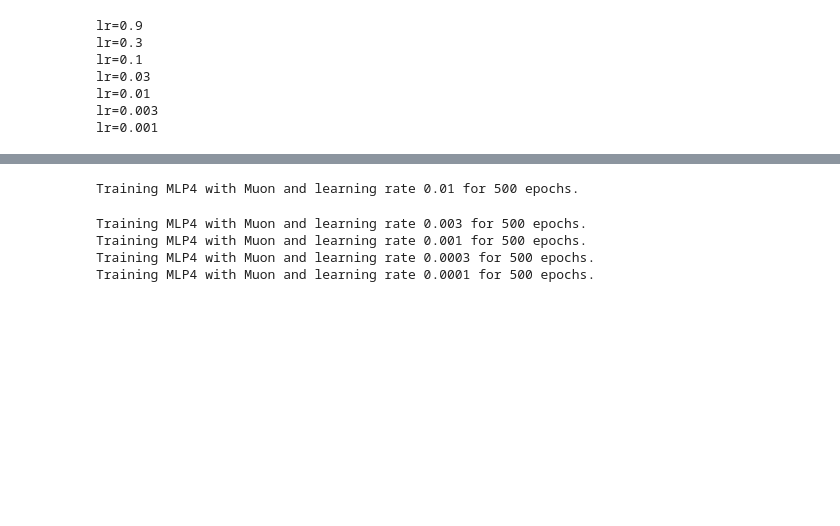
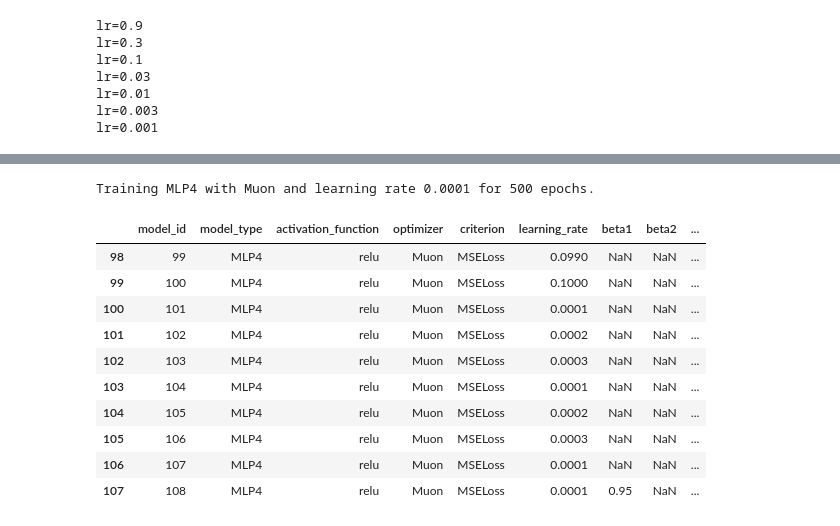
Before and after one commit to mfjacobsen/Investigating-NN-Optimizers, a Jupyter notebook: notebooks/MJ_muon_eos.ipynb, the cells around one changed output, grey strips where cells are left out. Drawn from its saved outputs; the diff is of its cells as text; code cells hidden in the pictures; blank space fills up the shorter version.

```diff
--- a/notebooks/MJ_muon_eos.ipynb
+++ b/notebooks/MJ_muon_eos.ipynb
@@ -398,38 +320,36 @@ num_labels = 10
 activation = F.relu
 criterion = nn.MSELoss()
 
-learning_rates = [1e-2, 3e-3, 1e-3, 3e-4, 1e-4]
+adam_learning_rates = [1e-4, 3e-4, 1e-3]
+muon_learning_rates = np.arange(1,1001,1)/10000
 
-for lr in learning_rates:
-    model = MLP4(input_size, hidden_layer_size, num_labels, activation)
+for adam_lr in adam_learning_rates:
+    for muon_lr in muon_learning_rates:
+        model = MLP4(input_size, hidden_layer_size, num_labels, activation)
 
-    # Set Muon and Adam Parameters
-    all_params = set(model.parameters())
-    muon_params = {model.h2.weight, model.h3.weight}
-    adamw_params = list(all_params - muon_params)
+        # Set Muon and Adam Parameters
+        all_params = set(model.parameters())
+        muon_params = {model.h2.weight, model.h3.weight}
+        adamw_params = list(all_params - muon_params)
 
-    opt_muon = Muon(muon_params, nesterov=False, lr=lr, weight_decay=0)
-    opt_adamw = torch.optim.Adam(adamw_params, lr=lr)
+        opt_muon = Muon(muon_params, nesterov=False, lr=muon_lr, weight_decay=0)
+        opt_adamw = torch.optim.Adam(adamw_params, lr=adam_lr)
 
-    train_muon_model(
-        model=model,
-        opt_muon=opt_muon,
-        opt_adam=opt_adamw,
-        criterion=criterion,
-        epochs=500,
-        accuracy=1.1,
-        X=X,
-        y=y,
-        X_test=X_test,
-        y_test=y_test,
-        output_dir=output_dir,
-        generator=generator
-    )
+        train_muon_model(
+            model=model,
+            opt_muon=opt_muon,
+            opt_adam=opt_adamw,
+            criterion=criterion,
+            epochs=500,
+            accuracy=1.1,
+            X=X,
+            y=y,
+            X_test=X_test,
+            y_test=y_test,
+            output_dir=output_dir,
+            generator=generator
+        )
 # %% [output]
-Training MLP4 with Muon and learning rate 0.01 for 500 epochs.
+Training MLP4 with Muon and learning rate 0.0001 for 500 epochs.
-Training MLP4 with Muon and learning rate 0.003 for 500 epochs.
-Training MLP4 with Muon and learning rate 0.001 for 500 epochs.
-Training MLP4 with Muon and learning rate 0.0003 for 500 epochs.
-Training MLP4 with Muon and learning rate 0.0001 for 500 epochs.
 # %%
 output_dir = "eos/muon_MJ"
@@ -496,3 +416,17 @@ def plot_output_data(metadata, output, model_id):
     fig.update_layout(title_text = f"Stability of Muon ; learning rate = {learning_rate}", height = 1000, width = 1000)
 
     fig.show()
+# %%
+md.tail(10)
+# %% [output]
+|  | model_id | model_type | activation_function | optimizer | criterion | learning_rate | beta1 | beta2 | ... |
+| 98 | 99 | MLP4 | relu | Muon | MSELoss | 0.0990 | NaN | NaN | ... |
+| 99 | 100 | MLP4 | relu | Muon | MSELoss | 0.1000 | NaN | NaN | ... |
+| 100 | 101 | MLP4 | relu | Muon | MSELoss | 0.0001 | NaN | NaN | ... |
+| 101 | 102 | MLP4 | relu | Muon | MSELoss | 0.0002 | NaN | NaN | ... |
+| 102 | 103 | MLP4 | relu | Muon | MSELoss | 0.0003 | NaN | NaN | ... |
+| 103 | 104 | MLP4 | relu | Muon | MSELoss | 0.0001 | NaN | NaN | ... |
+| 104 | 105 | MLP4 | relu | Muon | MSELoss | 0.0002 | NaN | NaN | ... |
+| 105 | 106 | MLP4 | relu | Muon | MSELoss | 0.0003 | NaN | NaN | ... |
+| 106 | 107 | MLP4 | relu | Muon | MSELoss | 0.0001 | NaN | NaN | ... |
+| 107 | 108 | MLP4 | relu | Muon | MSELoss | 0.0001 | 0.95 | NaN | ... |
```
Also changed, not shown: parts of 11 cells of this notebook, 3 other files.
